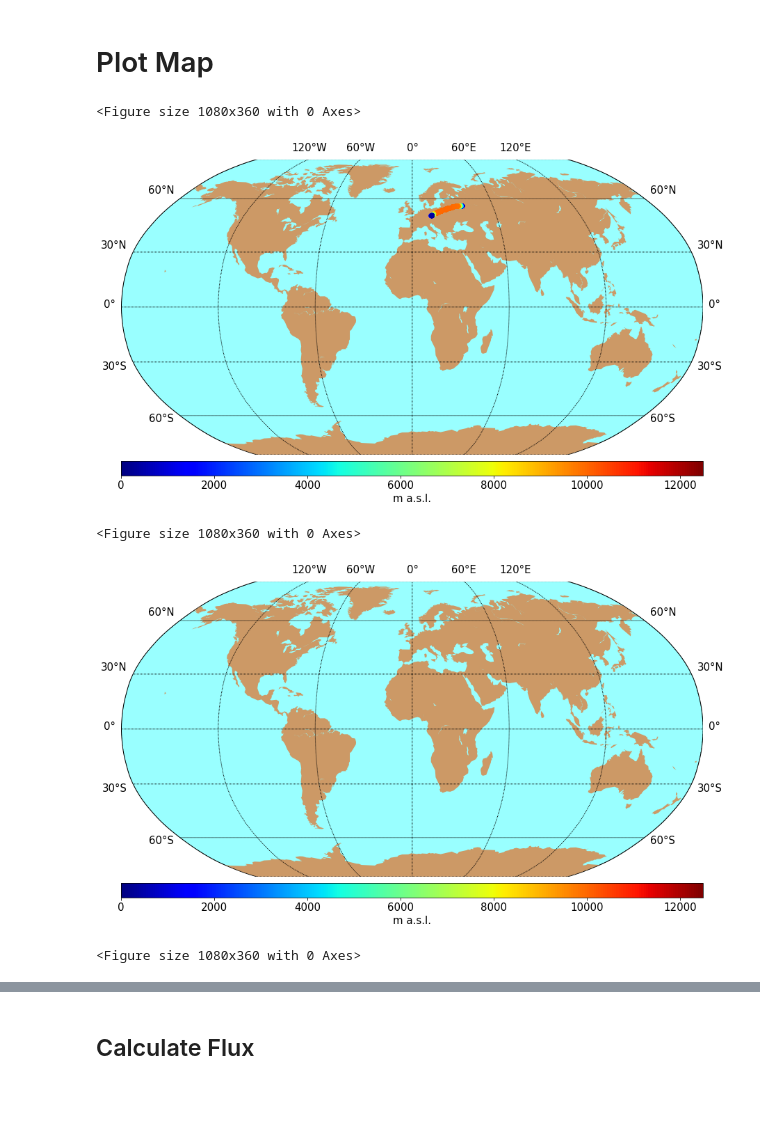
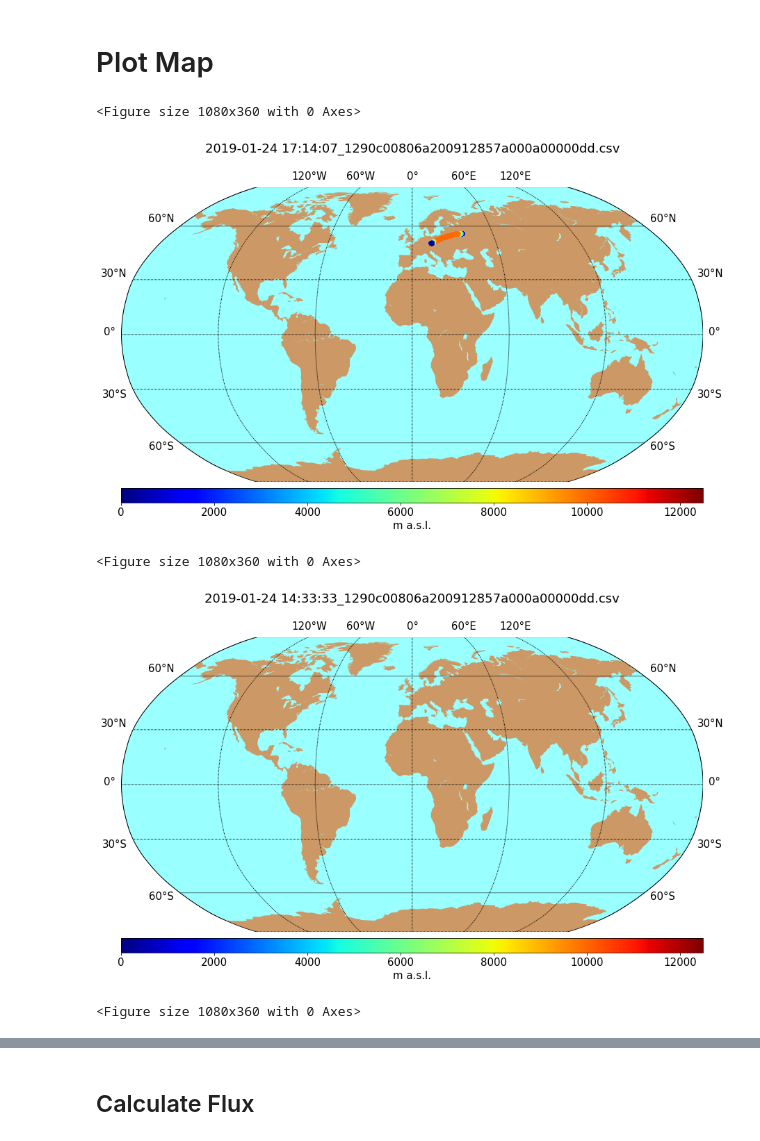
Before and after one commit to ODZ-UJF-AV-CR/AIRDOS-parser, a Jupyter notebook: AIRDOS-G.ipynb, the cells around one changed output, grey strips where cells are left out. Saved outputs shown, nothing was run; the diff lists cells and outputs as text; code cells hidden in the pictures; blank space fills up the shorter version.

Commit message:
title to map was added

```diff
--- a/AIRDOS-G.ipynb
+++ b/AIRDOS-G.ipynb
@@ -265,41 +265,45 @@ LAST_CHANNEL=254
 WINDOW = 10
 
 for f in glob.iglob("./output/*.csv"): # generator, search immediate subdirectories
-#    try:
+    try:
         plt.figure(figsize=(15,5))
         plt.tight_layout()
         df6 = pd.read_csv(f)
         df6.dropna(inplace=True)
         df6['lat'] = pd.to_numeric(df6['lat'])
         df6['lon'] = pd.to_numeric(df6['lon'])
         df6['altitude'] = pd.to_numeric(df6['altitude'])
 
         plt.figure(figsize=(15,15))
         matplotlib.rcParams.update({'font.size': 15})
 
         # create Basemap instance.
         #m = Basemap(projection='kav7',lon_0=0)
         #m = Basemap(projection='cea',lon_0=0)
         m = Basemap(projection='robin',lon_0=0)
         #m = Basemap(llcrnrlon=-180,llcrnrlat=-80,urcrnrlon=180,urcrnrlat=85,projection='mill')
 
         x, y = m(df6.lon.tolist(),df6.lat.tolist())
         m.drawmapboundary(fill_color='#99ffff')
         m.fillcontinents(color='#cc9966',lake_color='#99ffff',zorder=0)
         # draw parallels and meridians, but don't bother labelling them.
         m.drawparallels(np.arange(-90.,99.,30.),labels=[1,1,0,0])
         m.drawmeridians(np.arange(-180.,180.,60.),labels=[0,0,1,0])
 
         im1 = m.scatter(x,y,c=df6.altitude.tolist(),marker='o', cmap='jet')
         cb = m.colorbar(im1,"bottom", size="5%", pad="2%")
         cb.set_label('m a.s.l.')
+
+        s = f.split('/')
+        plt.title(s[len(s)-1], pad=50)
+
         plt.clim(0, 12500)  # limit for color axis
         plt.show()
-#    except:
-#        pass
+    except:
+        pass
 # %% [output]
 <Figure size 1080x360 with 0 Axes>
-[figure, old version]
+[figure, new version]
 <Figure size 1080x360 with 0 Axes>
-[figure, old version]
+[figure, new version]
 <Figure size 1080x360 with 0 Axes>
```
Also changed, not shown: parts of 1 cell of this notebook.
